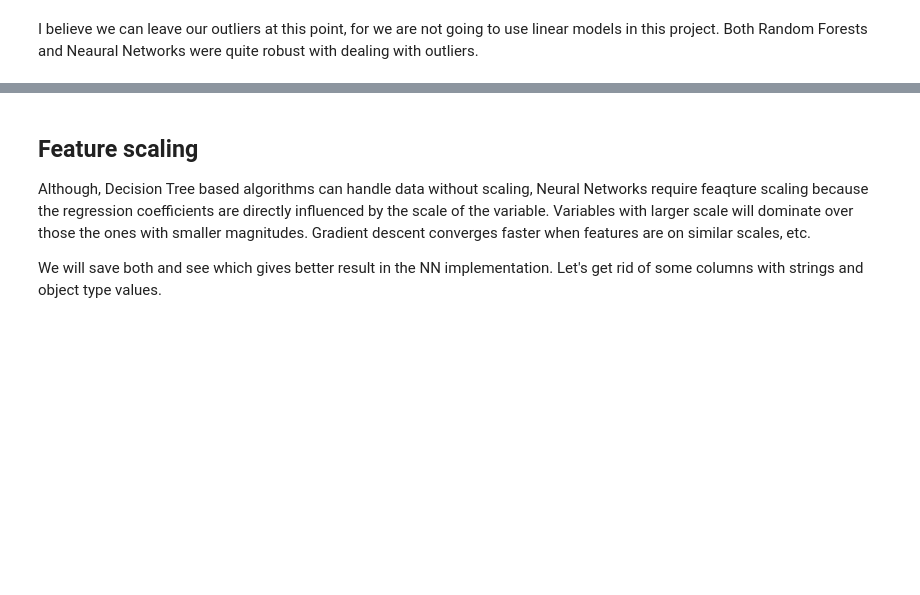
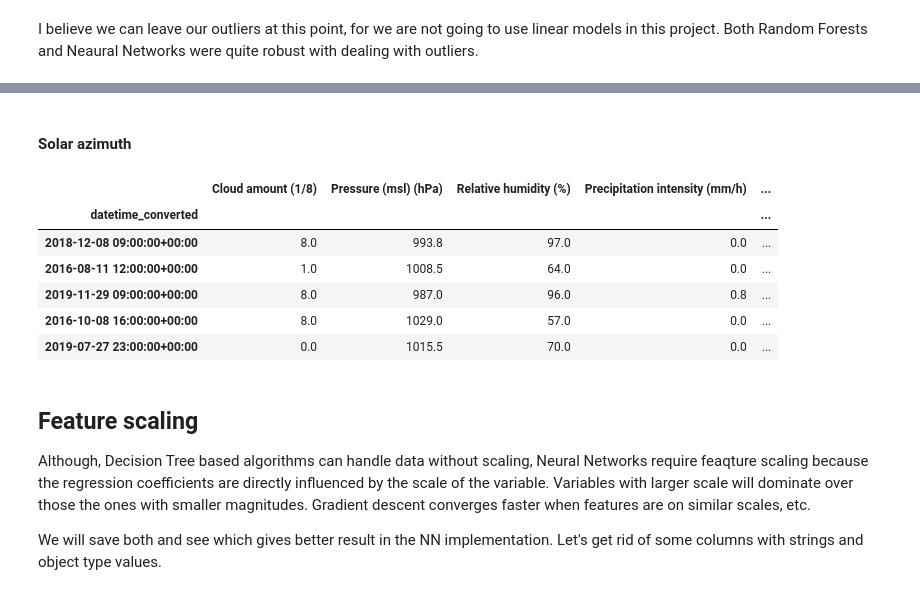
Before and after one commit to screwdriver66/solar_prod_suvilahti, a Jupyter notebook: feature_engineering.ipynb, the cells around one changed output, grey strips where cells are left out. Saved outputs shown, nothing was run; the diff lists cells and outputs as text; code cells hidden in the pictures; blank space fills up the shorter version.

```diff
--- a/feature_engineering.ipynb
+++ b/feature_engineering.ipynb
@@ -502,3 +531,39 @@ I believe we can leave our outliers at this point, for we are not going to use l
+# %%
+from azimuth_one_script import *
+longtitude = 24.9693
+latitude = 60.1867
+delta_GMT = 3
+# %%
+def calc_alpha_s_for_df(N, time, lon=longtitude, delta_GMT=3, phi=latitude):
+    delta = calc_delta(N)
+    omega = calc_omega(N, lon, delta_GMT, time)
+    alpha_s = calc_alpha_s(phi, delta, omega)
+    return alpha_s
+
+def calc_sun_azimuth_for_df(N, time, lon=longtitude, delta_GMT=3, phi=latitude):
+    delta = calc_delta(N)
+    omega = calc_omega(N, lon, delta_GMT, time)
+    alpha_s = calc_alpha_s(phi, delta, omega)
+    gamma_s = calc_gamma_s(alpha_s, phi, delta, omega)
+    return gamma_s
+# %%
+X_train['solar_elev_angle'] = X_train.apply(lambda x: calc_alpha_s_for_df(N=x['day_of_year'],time=x['hour_of_day']),axis=1)
+X_test['solar_elev_angle'] = X_test.apply(lambda x: calc_alpha_s_for_df(N=x['day_of_year'],time=x['hour_of_day']),axis=1)
+# %% [markdown]
+#### Solar azimuth
+# %%
+X_train['sun_azimuth'] = X_train.apply(lambda x: calc_sun_azimuth_for_df(N=x['day_of_year'],time=x['hour_of_day']),axis=1)
+X_test['sun_azimuth'] = X_test.apply(lambda x: calc_sun_azimuth_for_df(N=x['day_of_year'],time=x['hour_of_day']),axis=1)
+# %%
+X_train.head()
+# %% [output]
+|  | Cloud amount (1/8) | Pressure (msl) (hPa) | Relative humidity (%) | Precipitation intensity (mm/h) | ... |
+| datetime_converted |  |  |  |  | ... |
+| 2018-12-08 09:00:00+00:00 | 8.0 | 993.8 | 97.0 | 0.0 | ... |
+| 2016-08-11 12:00:00+00:00 | 1.0 | 1008.5 | 64.0 | 0.0 | ... |
+| 2019-11-29 09:00:00+00:00 | 8.0 | 987.0 | 96.0 | 0.8 | ... |
+| 2016-10-08 16:00:00+00:00 | 8.0 | 1029.0 | 57.0 | 0.0 | ... |
+| 2019-07-27 23:00:00+00:00 | 0.0 | 1015.5 | 70.0 | 0.0 | ... |
 # %% [markdown]
 ## Feature scaling
 Although, Decision Tree based algorithms can handle data without scaling, Neural Networks require feaqture scaling because the regression coefficients are directly influenced by the scale of the variable. Variables with larger scale will dominate over those the ones with smaller magnitudes. Gradient descent converges faster when features are on similar scales, etc.
```
Also changed, not shown: parts of 10 cells of this notebook, 2 other files.
